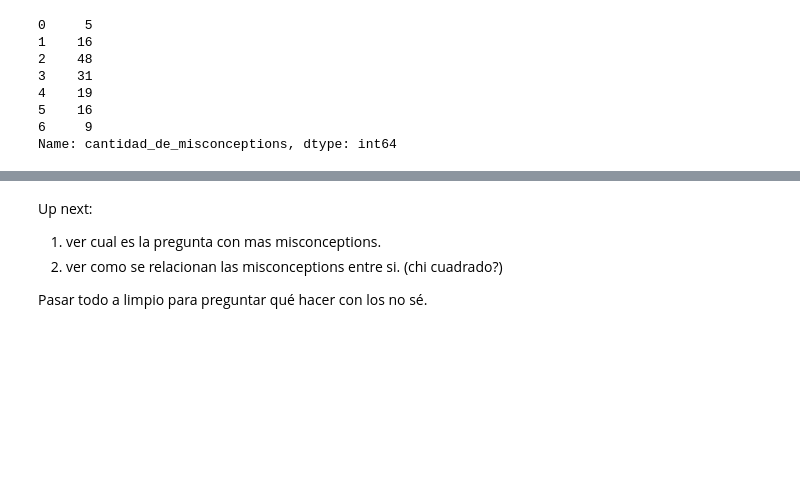
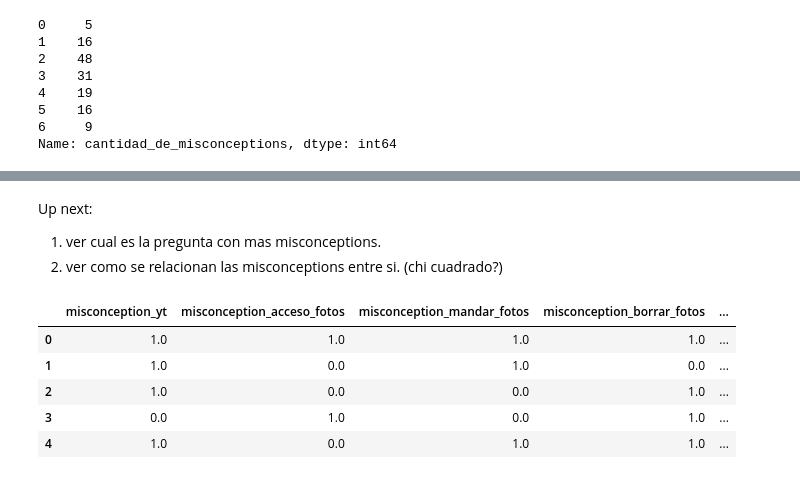
Before and after one commit to luparral/misconceptions, a Jupyter notebook: notebooks/Análisis exploratorio.ipynb, the cells around one changed output, grey strips where cells are left out. Drawn from its saved outputs; the diff is of its cells as text; code cells hidden in the pictures; blank space fills up the shorter version.

```diff
--- a/notebooks/Análisis exploratorio.ipynb
+++ b/notebooks/Análisis exploratorio.ipynb
@@ -703,5 +703,22 @@ Up next:
 
 1) ver cual es la pregunta con mas misconceptions.
 2) ver como se relacionan las misconceptions entre si. (chi cuadrado?)
-
-Pasar todo a limpio para preguntar qué hacer con los no sé.
+# %%
+df_misconceptions = df[['misconception_yt',
+                        'misconception_acceso_fotos',
+                        'misconception_mandar_fotos',
+                        'misconception_borrar_fotos',
+                        'misconception_mensaje_sin_wifi',
+                        'misconception_gratuidad2']].copy()
+
+
+for col in df_misconceptions.columns:
+    df_misconceptions[col] = df_misconceptions[col].transform(lambda x: 1.0 if x == 'si' else 0.0)
+df_misconceptions.head()
+# %% [output]
+|  | misconception_yt | misconception_acceso_fotos | misconception_mandar_fotos | misconception_borrar_fotos | ... |
+| 0 | 1.0 | 1.0 | 1.0 | 1.0 | ... |
+| 1 | 1.0 | 0.0 | 1.0 | 0.0 | ... |
+| 2 | 1.0 | 0.0 | 0.0 | 1.0 | ... |
+| 3 | 0.0 | 1.0 | 0.0 | 1.0 | ... |
+| 4 | 1.0 | 0.0 | 1.0 | 1.0 | ... |
```
Also changed, not shown: parts of 6 cells of this notebook.
